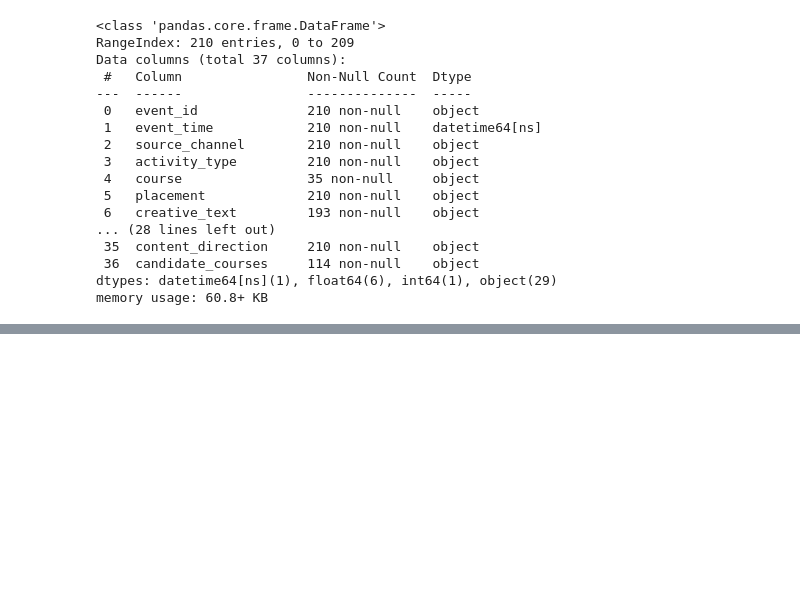
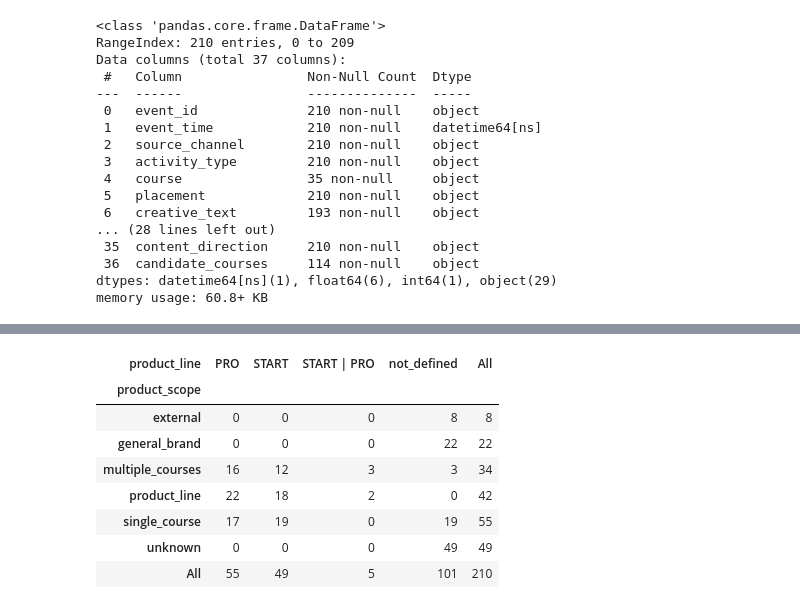
Before and after one commit to perchii/hackathon-postupashki, a Jupyter notebook: notebooks/marketing_eda.ipynb, the cells around one changed output, grey strips where cells are left out. Drawn from its saved outputs; the diff is of its cells as text; code cells hidden in the pictures; blank space fills up the shorter version.

```diff
--- a/notebooks/marketing_eda.ipynb
+++ b/notebooks/marketing_eda.ipynb
@@ -63,9 +177,15 @@ memory usage: 60.8+ KB
 # %%
-marketing["event_time"] = pd.to_datetime(
-    marketing["event_time"],
-    errors="coerce"
+marketing["event_time"] = pd.to_datetime(marketing["event_time"], errors="coerce")
+
+print(
+    "Период маркетинговых данных:",
+    marketing["event_time"].min(),
+    "—",
+    marketing["event_time"].max()
 )
 
-print("Период данных:")
-print(marketing["event_time"].min(), "—", marketing["event_time"].max())
+print(
+    "Количество дней:",
+    (marketing["event_time"].max().date() - marketing["event_time"].min().date()).days + 1
+)
 # %% [output]
@@ -146,0 +302,16 @@ Name: count, dtype: int64
+# %%
+pd.crosstab(
+    marketing["product_scope"],
+    marketing["product_line"].fillna("not_defined"),
+    margins=True
+)
+# %% [output]
+| product_line | PRO | START | START | PRO | not_defined | All |
+| product_scope |  |  |  |  |  |
+| external | 0 | 0 | 0 | 8 | 8 |
+| general_brand | 0 | 0 | 0 | 22 | 22 |
+| multiple_courses | 16 | 12 | 3 | 3 | 34 |
+| product_line | 22 | 18 | 2 | 0 | 42 |
+| single_course | 17 | 19 | 0 | 19 | 55 |
+| unknown | 0 | 0 | 0 | 49 | 49 |
+| All | 55 | 49 | 5 | 101 | 210 |
```
Also changed, not shown: parts of 30 cells of this notebook.
